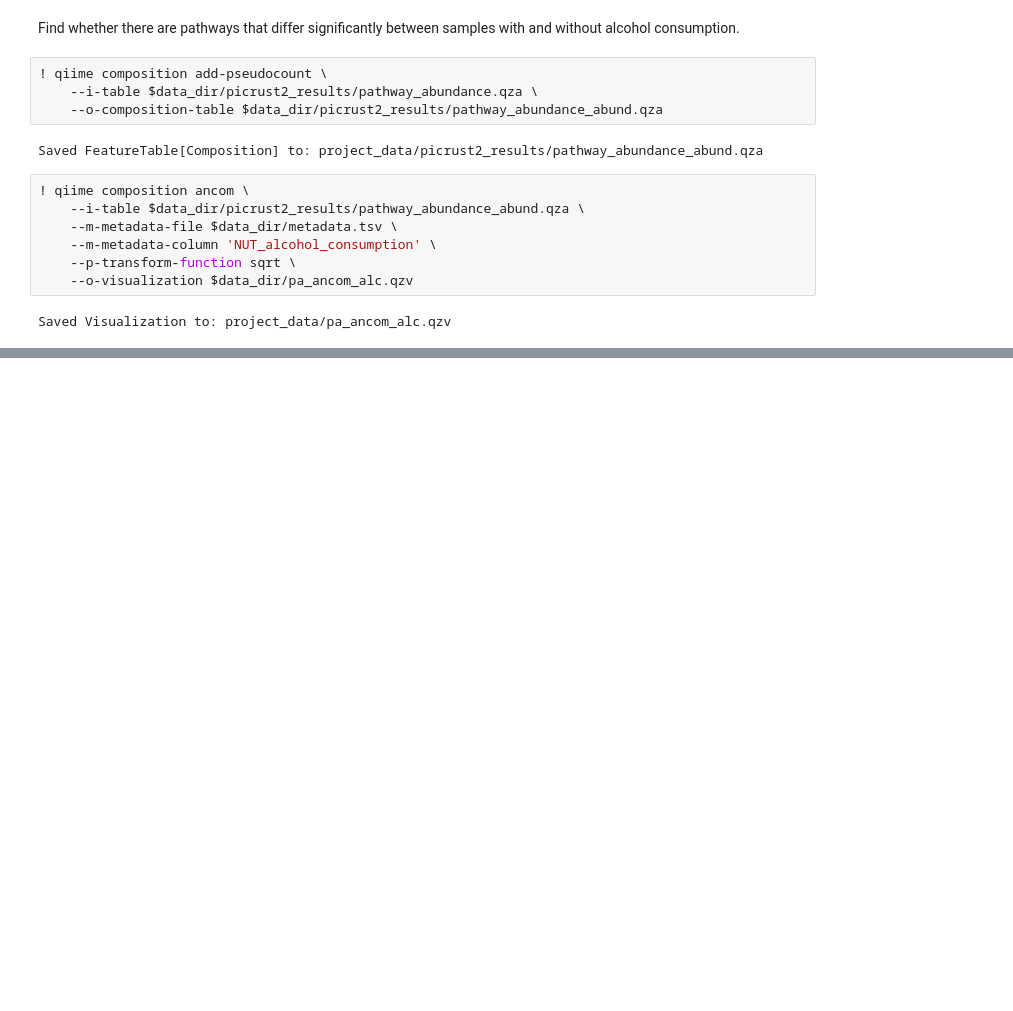
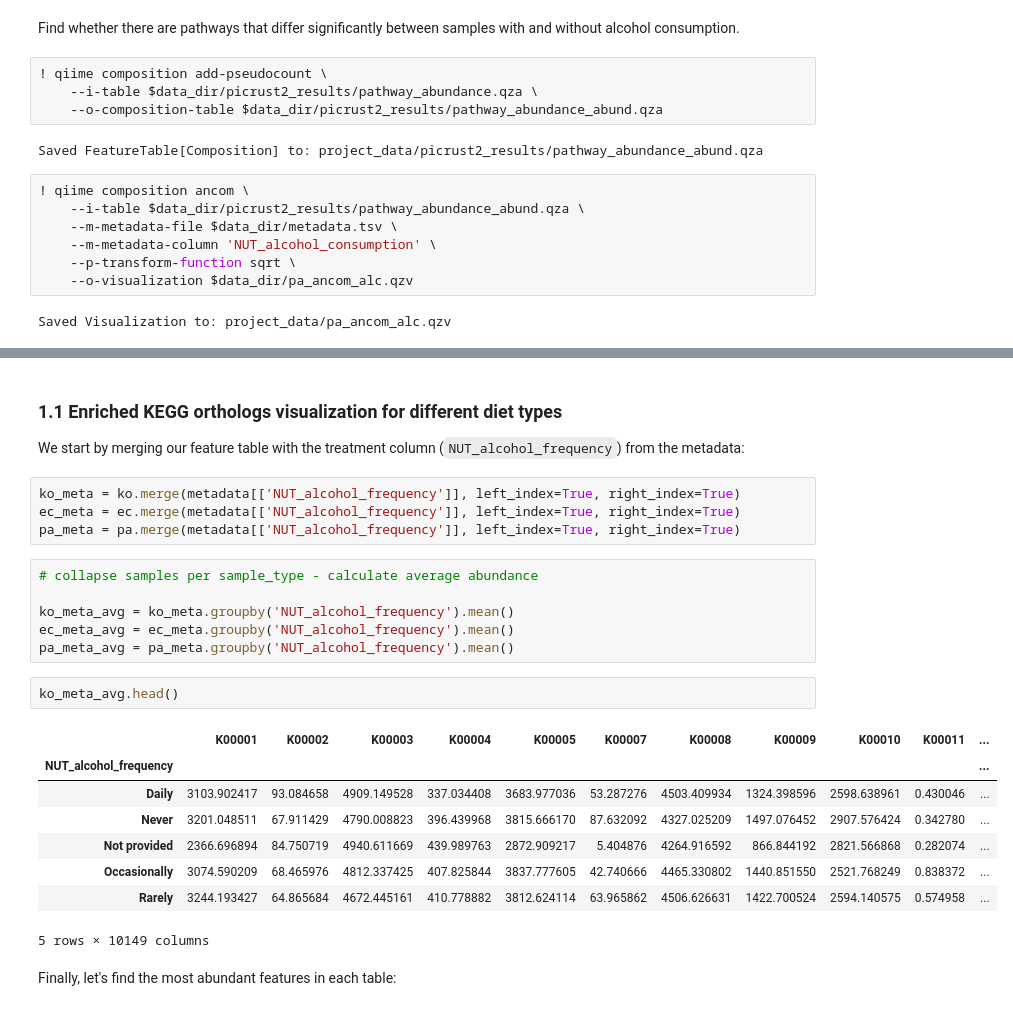
Before and after one commit to dhasanova99/HealthyFood, a Jupyter notebook: JupyterDocs/I_Metagenomics.ipynb, the cells around one changed output, grey strips where cells are left out. Drawn from its saved outputs; the diff is of its cells as text; blank space fills up the shorter version.

Commit message:
test diet

```diff
--- a/JupyterDocs/I_Metagenomics.ipynb
+++ b/JupyterDocs/I_Metagenomics.ipynb
@@ -289,0 +269,28 @@ Parameters:
+# %% [markdown]
+<a id='ipath'></a>
+### 1.1 Enriched KEGG orthologs visualization for different diet types
+
+We start by merging our feature table with the treatment column (`NUT_alcohol_frequency`) from the metadata:
+# %%
+ko_meta = ko.merge(metadata[['NUT_alcohol_frequency']], left_index=True, right_index=True)
+ec_meta = ec.merge(metadata[['NUT_alcohol_frequency']], left_index=True, right_index=True)
+pa_meta = pa.merge(metadata[['NUT_alcohol_frequency']], left_index=True, right_index=True)
+# %%
+# collapse samples per sample_type - calculate average abundance
+
+ko_meta_avg = ko_meta.groupby('NUT_alcohol_frequency').mean()
+ec_meta_avg = ec_meta.groupby('NUT_alcohol_frequency').mean()
+pa_meta_avg = pa_meta.groupby('NUT_alcohol_frequency').mean()
+# %%
+ko_meta_avg.head()
+# %% [output]
+|  | K00001 | K00002 | K00003 | K00004 | K00005 | K00007 | K00008 | K00009 | K00010 | K00011 | ... |
+| NUT_alcohol_frequency |  |  |  |  |  |  |  |  |  |  | ... |
+| Daily | 3103.902417 | 93.084658 | 4909.149528 | 337.034408 | 3683.977036 | 53.287276 | 4503.409934 | 1324.398596 | 2598.638961 | 0.430046 | ... |
+| Never | 3201.048511 | 67.911429 | 4790.008823 | 396.439968 | 3815.666170 | 87.632092 | 4327.025209 | 1497.076452 | 2907.576424 | 0.342780 | ... |
+| Not provided | 2366.696894 | 84.750719 | 4940.611669 | 439.989763 | 2872.909217 | 5.404876 | 4264.916592 | 866.844192 | 2821.566868 | 0.282074 | ... |
+| Occasionally | 3074.590209 | 68.465976 | 4812.337425 | 407.825844 | 3837.777605 | 42.740666 | 4465.330802 | 1440.851550 | 2521.768249 | 0.838372 | ... |
+| Rarely | 3244.193427 | 64.865684 | 4672.445161 | 410.778882 | 3812.624114 | 63.965862 | 4506.626631 | 1422.700524 | 2594.140575 | 0.574958 | ... |
+5 rows × 10149 columns
+# %% [markdown]
+Finally, let's find the most abundant features in each table:
```
Also changed, not shown: parts of 51 cells of this notebook.
